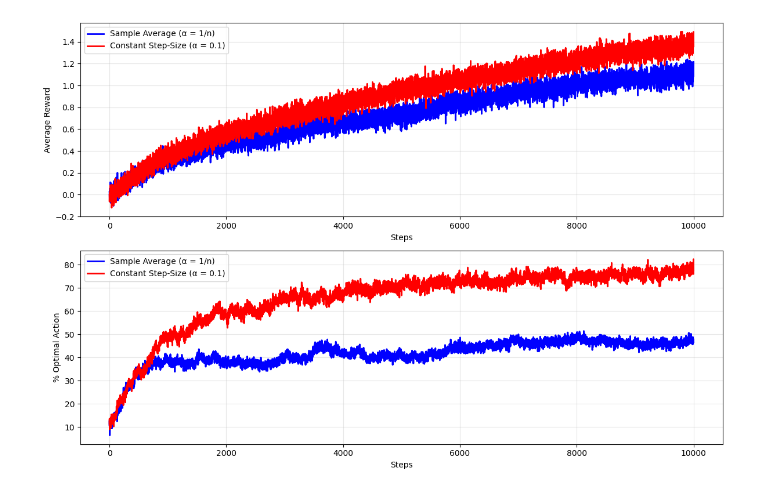
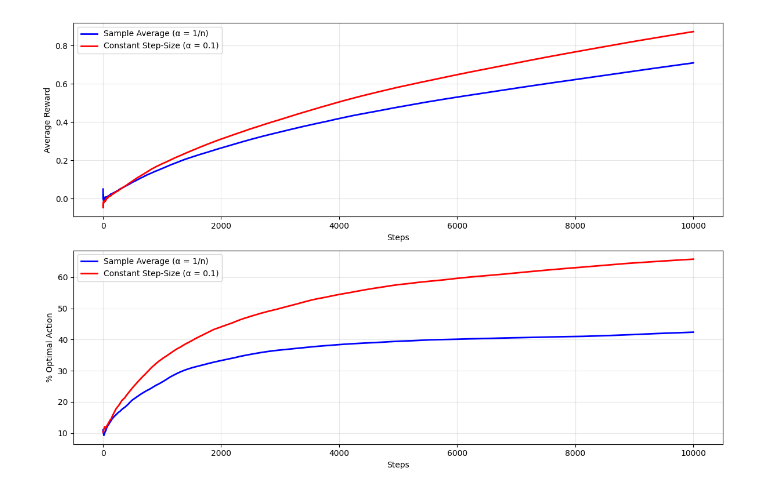
Before and after one commit to vaishnav90/advanced-topics, a Jupyter notebook: k-armed-bandits.ipynb, the cells around one changed output. Drawn from its saved outputs; the diff is of its cells as text; code cells hidden in the pictures.

```diff
--- a/k-armed-bandits.ipynb
+++ b/k-armed-bandits.ipynb
@@ -143,35 +143,36 @@ for run in range(runs):
     step_rewards.append(rewards2)
     avg_best.append(optimal1)
     step_best.append(optimal2)
+
+avg_rewards = np.array(avg_rewards)
+step_rewards = np.array(step_rewards)
+avg_best = np.array(avg_best)
+step_best = np.array(step_best)
+
+running_avg_rewards1 = np.cumsum(avg_rewards, axis=1) / np.arange(1, steps + 1)
+running_avg_rewards2 = np.cumsum(step_rewards, axis=1) / np.arange(1, steps + 1)
+running_avg_best1 = np.cumsum(avg_best, axis=1) / np.arange(1, steps + 1)
+running_avg_best2 = np.cumsum(step_best, axis=1) / np.arange(1, steps + 1)
 # %%
-# Convert to numpy arrays for plotting
-avg_rewards = np.array(avg_rewards)
-step_rewards = np.array(step_rewards)
-avg_best = np.array(avg_best)
-step_best = np.array(step_best)
-
-# Plot results
 fig, (ax1, ax2) = plt.subplots(2, 1, figsize=(12, 8))
 
 steps_range = np.arange(1, steps + 1)
 
-# Average reward plot
-ax1.plot(steps_range, np.mean(avg_rewards, axis=0), label='Sample Average (α = 1/n)', color='blue', linewidth=2)
-ax1.plot(steps_range, np.mean(step_rewards, axis=0), label='Constant Step-Size (α = 0.1)', color='red', linewidth=2)
+ax1.plot(steps_range, np.mean(running_avg_rewards1, axis=0), label='Sample Average (α = 1/n)', color='blue', linewidth=2)
+ax1.plot(steps_range, np.mean(running_avg_rewards2, axis=0), label='Constant Step-Size (α = 0.1)', color='red', linewidth=2)
 ax1.set_xlabel('Steps')
 ax1.set_ylabel('Average Reward')
 ax1.legend()
 ax1.grid(True, alpha=0.3)
 
-# Optimal action percentage plot
-ax2.plot(steps_range, np.mean(avg_best, axis=0) * 100, label='Sample Average (α = 1/n)', color='blue', linewidth=2)
-ax2.plot(steps_range, np.mean(step_best, axis=0) * 100, label='Constant Step-Size (α = 0.1)', color='red', linewidth=2)
+ax2.plot(steps_range, np.mean(running_avg_best1, axis=0) * 100, label='Sample Average (α = 1/n)', color='blue', linewidth=2)
+ax2.plot(steps_range, np.mean(running_avg_best2, axis=0) * 100, label='Constant Step-Size (α = 0.1)', color='red', linewidth=2)
 ax2.set_xlabel('Steps')
 ax2.set_ylabel('% Optimal Action')
 ax2.legend()
 ax2.grid(True, alpha=0.3)
 
 plt.tight_layout()
 plt.show()
 # %% [output]
-[figure, old version]
+[figure, new version]
```
Also changed, not shown: parts of 4 cells of this notebook.
